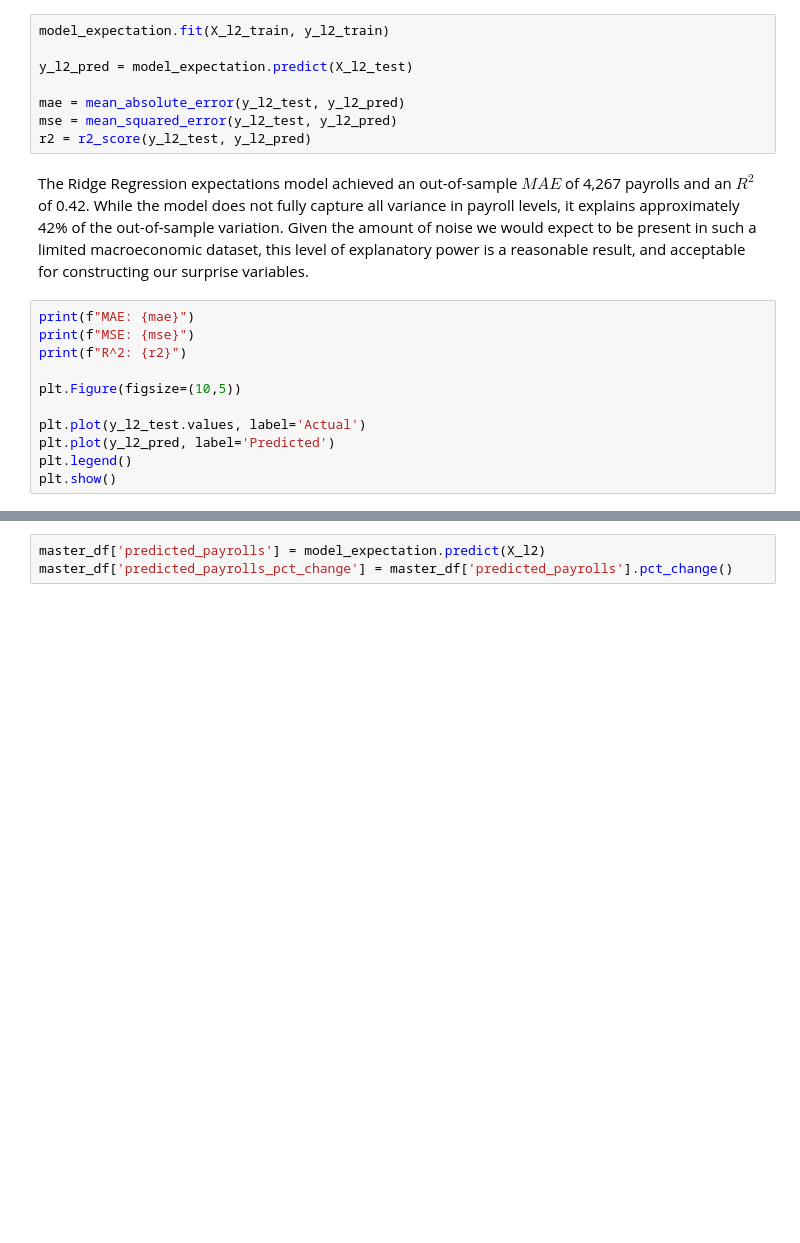
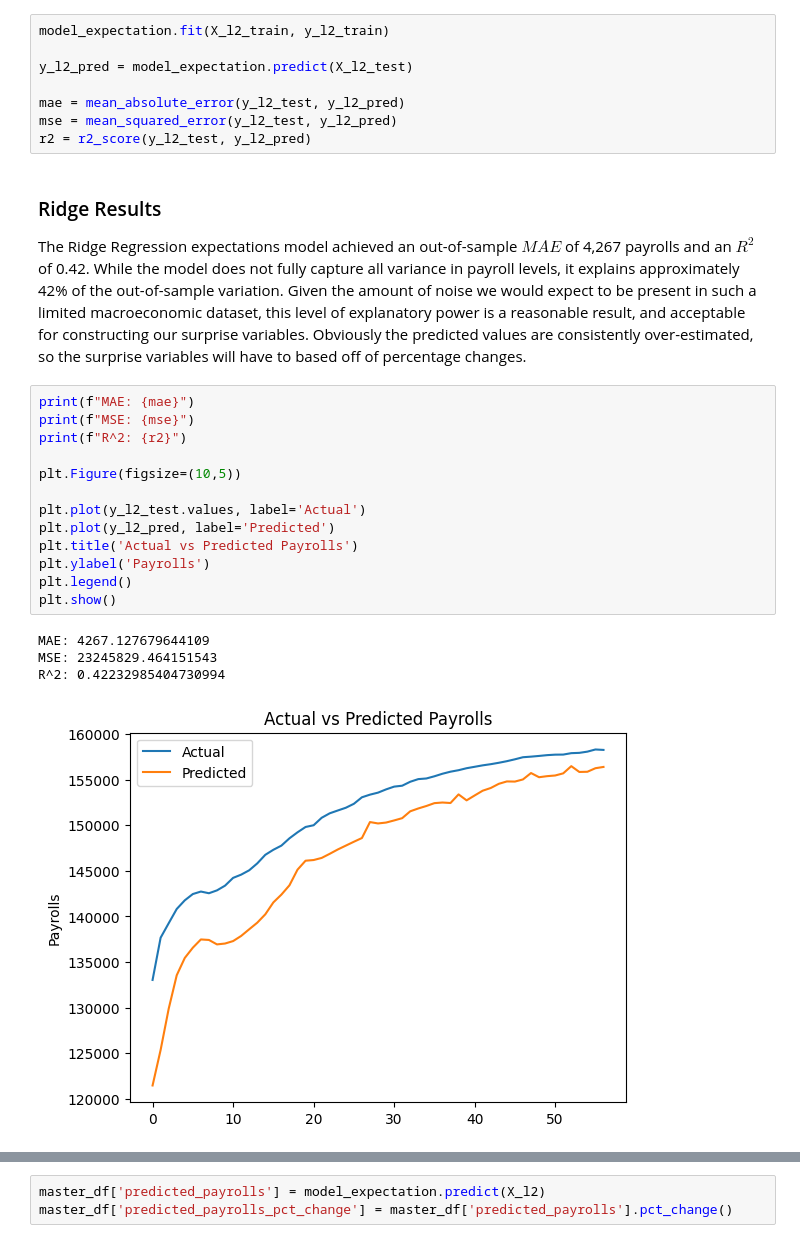
Before and after one commit to paulpuccinelli/BLS_jobs_report_model, a Jupyter notebook: BLS_prediction.ipynb, the cells around one changed output, grey strips where cells are left out. Saved outputs shown, nothing was run; the diff lists cells and outputs as text; blank space fills up the shorter version.

```diff
--- a/BLS_prediction.ipynb
+++ b/BLS_prediction.ipynb
@@ -466,18 +533,26 @@ mae = mean_absolute_error(y_l2_test, y_l2_pred)
 mse = mean_squared_error(y_l2_test, y_l2_pred)
 r2 = r2_score(y_l2_test, y_l2_pred)
 # %% [markdown]
-The Ridge Regression expectations model achieved an out-of-sample $MAE$ of 4,267 payrolls and an $R^2$ of 0.42. While the model does not fully capture all variance in payroll levels, it explains approximately 42% of the out-of-sample variation. Given the amount of noise we would expect to be present in such a limited macroeconomic dataset, this level of explanatory power is a reasonable result, and acceptable for constructing our surprise variables.
+### Ridge Results
+The Ridge Regression expectations model achieved an out-of-sample $MAE$ of 4,267 payrolls and an $R^2$ of 0.42. While the model does not fully capture all variance in payroll levels, it explains approximately 42% of the out-of-sample variation. Given the amount of noise we would expect to be present in such a limited macroeconomic dataset, this level of explanatory power is a reasonable result, and acceptable for constructing our surprise variables. Obviously the predicted values are consistently over-estimated, so the surprise variables will have to based off of percentage changes.
 # %%
 print(f"MAE: {mae}")
 print(f"MSE: {mse}")
 print(f"R^2: {r2}")
 
 plt.Figure(figsize=(10,5))
 
 plt.plot(y_l2_test.values, label='Actual')
 plt.plot(y_l2_pred, label='Predicted')
+plt.title('Actual vs Predicted Payrolls')
+plt.ylabel('Payrolls')
 plt.legend()
 plt.show()
+# %% [output]
+MAE: 4267.127679644109
+MSE: 23245829.464151543
+R^2: 0.42232985404730994
+[figure, added]
 # %%
 r2_train = model_expectation.score(X_l2_train, y_l2_train)
 r2_test = model_expectation.score(X_l2_test, y_l2_test)
```
Also changed, not shown: parts of 41 cells of this notebook.
